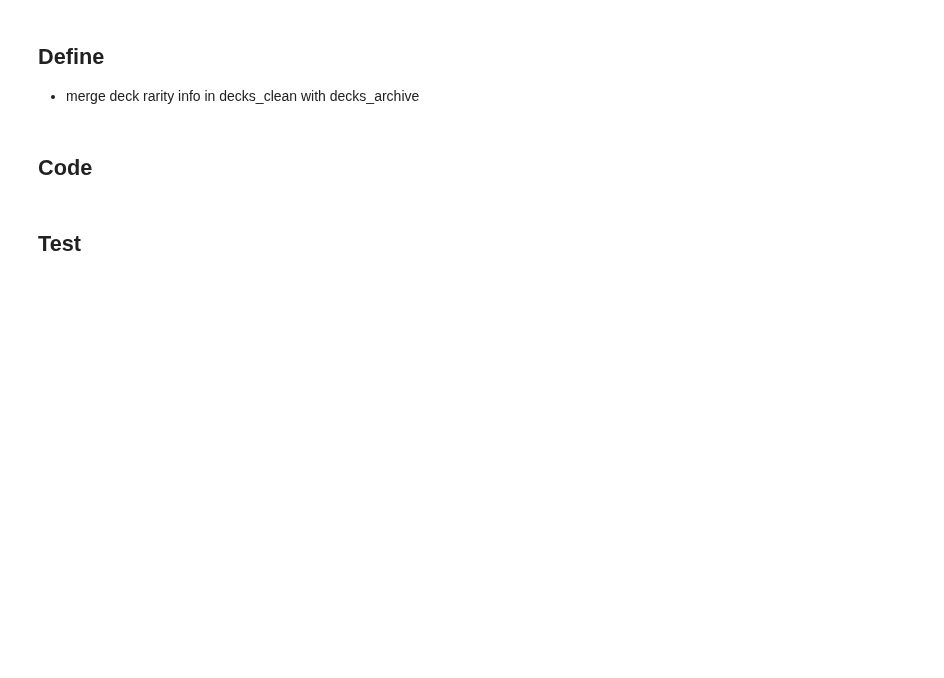
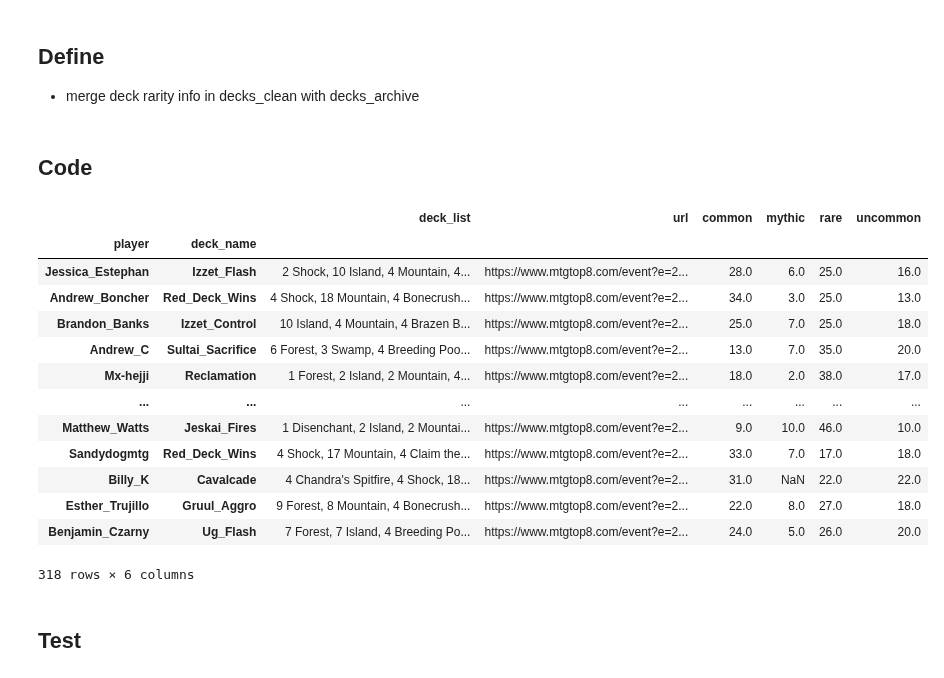
Before and after one commit to jcorum11/MTGA_rarity_analysis, a Jupyter notebook: wrangle_notebooks/mtg_wrangle_act.ipynb, the cells around one changed output. Cells and saved outputs as stored; diff of their text form; code cells hidden in the pictures; blank space fills up the shorter version.

Commit message:
merged data to make decks_archive.csv which has rarity counts added to deck info

```diff
--- a/wrangle_notebooks/mtg_wrangle_act.ipynb
+++ b/wrangle_notebooks/mtg_wrangle_act.ipynb
@@ -426,5 +440,24 @@ decks_clean.to_csv('~/Documents/MTGA_rarity_analysis/data/decks_clean.csv', inde
 ## Code
 # %%
 decks_archive.drop_duplicates(subset=['player', 'name'], inplace=True)
+# %%
+decks_archive.rename(columns={'name': 'deck_name'}, inplace=True)
+# %%
+decks_archive.set_index(['player','deck_name']).join(df_rarities)
+# %% [output]
+|  |  | deck_list | url | common | mythic | rare | uncommon |
+| player | deck_name |  |  |  |  |  |  |
+| Jessica_Estephan | Izzet_Flash | 2 Shock, 10 Island, 4 Mountain, 4... | https://www.mtgtop8.com/event?e=2... | 28.0 | 6.0 | 25.0 | 16.0 |
+| Andrew_Boncher | Red_Deck_Wins | 4 Shock, 18 Mountain, 4 Bonecrush... | https://www.mtgtop8.com/event?e=2... | 34.0 | 3.0 | 25.0 | 13.0 |
+| Brandon_Banks | Izzet_Control | 10 Island, 4 Mountain, 4 Brazen B... | https://www.mtgtop8.com/event?e=2... | 25.0 | 7.0 | 25.0 | 18.0 |
+| Andrew_C | Sultai_Sacrifice | 6 Forest, 3 Swamp, 4 Breeding Poo... | https://www.mtgtop8.com/event?e=2... | 13.0 | 7.0 | 35.0 | 20.0 |
+| Mx-hejji | Reclamation | 1 Forest, 2 Island, 2 Mountain, 4... | https://www.mtgtop8.com/event?e=2... | 18.0 | 2.0 | 38.0 | 17.0 |
+| ... | ... | ... | ... | ... | ... | ... | ... |
+| Matthew_Watts | Jeskai_Fires | 1 Disenchant, 2 Island, 2 Mountai... | https://www.mtgtop8.com/event?e=2... | 9.0 | 10.0 | 46.0 | 10.0 |
+| Sandydogmtg | Red_Deck_Wins | 4 Shock, 17 Mountain, 4 Claim the... | https://www.mtgtop8.com/event?e=2... | 33.0 | 7.0 | 17.0 | 18.0 |
+| Billy_K | Cavalcade | 4 Chandra's Spitfire, 4 Shock, 18... | https://www.mtgtop8.com/event?e=2... | 31.0 | NaN | 22.0 | 22.0 |
+| Esther_Trujillo | Gruul_Aggro | 9 Forest, 8 Mountain, 4 Bonecrush... | https://www.mtgtop8.com/event?e=2... | 22.0 | 8.0 | 27.0 | 18.0 |
+| Benjamin_Czarny | Ug_Flash | 7 Forest, 7 Island, 4 Breeding Po... | https://www.mtgtop8.com/event?e=2... | 24.0 | 5.0 | 26.0 | 20.0 |
+318 rows × 6 columns
 # %% [markdown]
 ## Test
```
Also changed, not shown: parts of 8 cells of this notebook, 1 other file.
